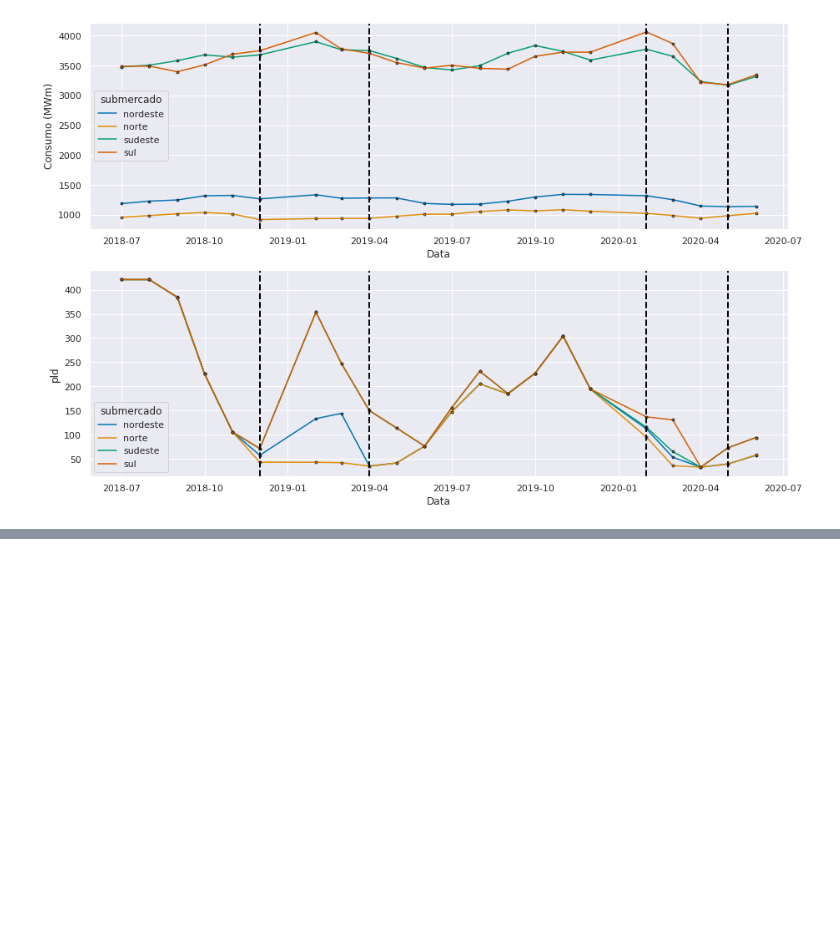
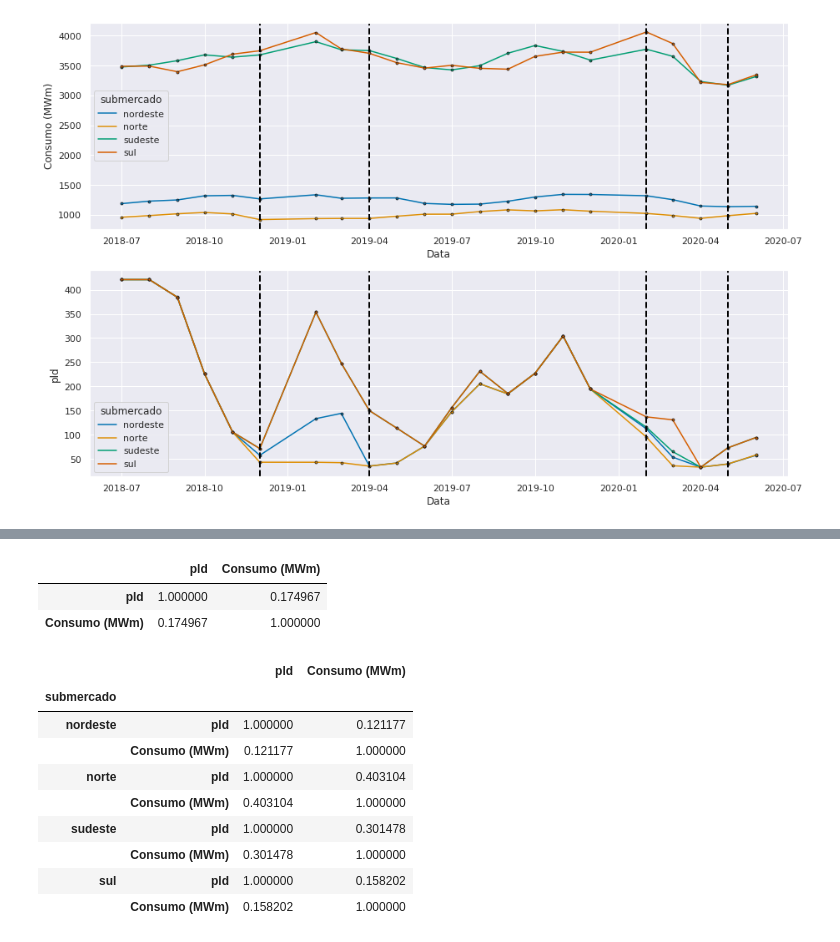
Before and after one commit to rocabrera/pandas-learning, a Jupyter notebook: projects/energy_project/intro.ipynb, the cells around one changed output, grey strips where cells are left out. Drawn from its saved outputs; the diff is of its cells as text; code cells hidden in the pictures; blank space fills up the shorter version.

```diff
--- a/projects/energy_project/intro.ipynb
+++ b/projects/energy_project/intro.ipynb
@@ -355,0 +375,19 @@ plt.show()
+# %%
+quant_analysis_df.corr()
+# %% [output]
+|  | pld | Consumo (MWm) |
+| pld | 1.000000 | 0.174967 |
+| Consumo (MWm) | 0.174967 | 1.000000 |
+# %%
+quant_analysis_df.groupby("submercado").corr()
+# %% [output]
+|  |  | pld | Consumo (MWm) |
+| submercado |  |  |  |
+| nordeste | pld | 1.000000 | 0.121177 |
+|  | Consumo (MWm) | 0.121177 | 1.000000 |
+| norte | pld | 1.000000 | 0.403104 |
+|  | Consumo (MWm) | 0.403104 | 1.000000 |
+| sudeste | pld | 1.000000 | 0.301478 |
+|  | Consumo (MWm) | 0.301478 | 1.000000 |
+| sul | pld | 1.000000 | 0.158202 |
+|  | Consumo (MWm) | 0.158202 | 1.000000 |
```
Also changed, not shown: parts of 12 cells of this notebook.
